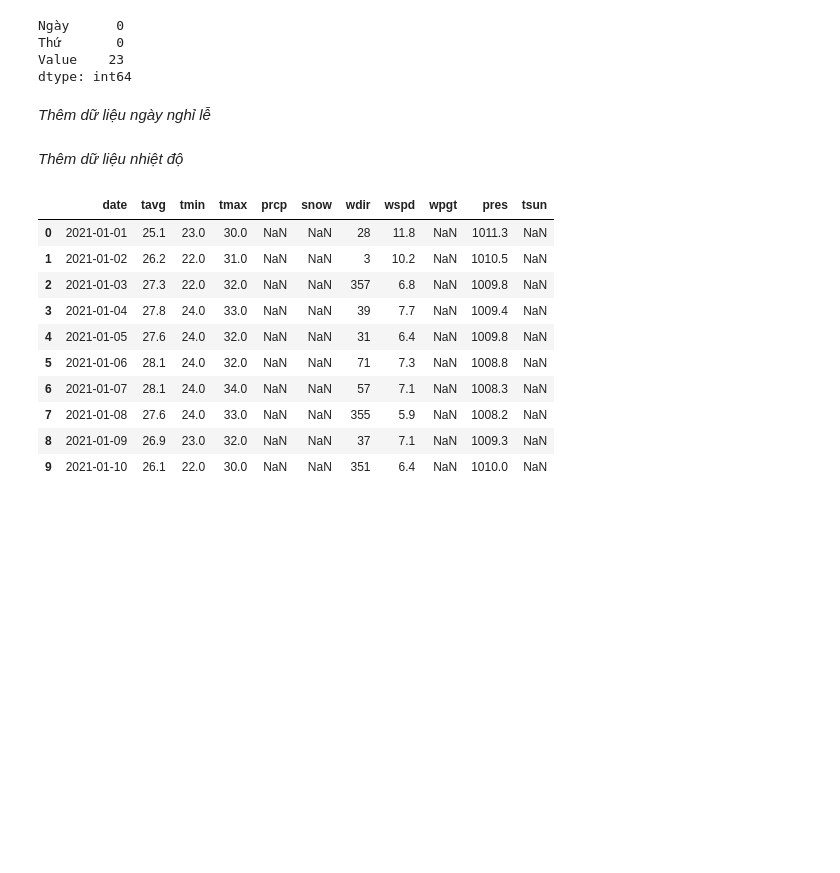
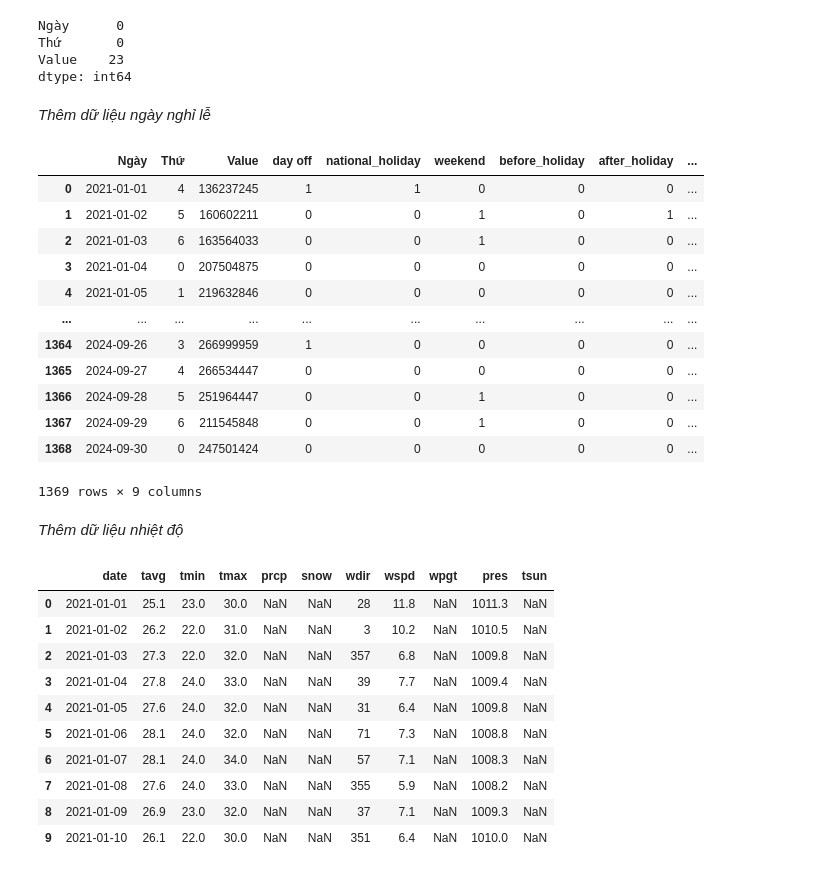
Before and after one commit to CaNocNho/electrical_data, a Jupyter notebook: Electrical.ipynb, the cells around one changed output. Saved outputs shown, nothing was run; the diff lists cells and outputs as text; code cells hidden in the pictures; blank space fills up the shorter version.

```diff
--- a/Electrical.ipynb
+++ b/Electrical.ipynb
@@ -159,3 +198,19 @@ df['day off'] = np.where((df['Ngày'].isin(public_holidays)) | (df['Thứ'].isin
+# %%
+df
+# %% [output]
+|  | Ngày | Thứ | Value | day off | national_holiday | weekend | before_holiday | after_holiday | ... |
+| 0 | 2021-01-01 | 4 | 136237245 | 1 | 1 | 0 | 0 | 0 | ... |
+| 1 | 2021-01-02 | 5 | 160602211 | 0 | 0 | 1 | 0 | 1 | ... |
+| 2 | 2021-01-03 | 6 | 163564033 | 0 | 0 | 1 | 0 | 0 | ... |
+| 3 | 2021-01-04 | 0 | 207504875 | 0 | 0 | 0 | 0 | 0 | ... |
+| 4 | 2021-01-05 | 1 | 219632846 | 0 | 0 | 0 | 0 | 0 | ... |
+| ... | ... | ... | ... | ... | ... | ... | ... | ... | ... |
+| 1364 | 2024-09-26 | 3 | 266999959 | 1 | 0 | 0 | 0 | 0 | ... |
+| 1365 | 2024-09-27 | 4 | 266534447 | 0 | 0 | 0 | 0 | 0 | ... |
+| 1366 | 2024-09-28 | 5 | 251964447 | 0 | 0 | 1 | 0 | 0 | ... |
+| 1367 | 2024-09-29 | 6 | 211545848 | 0 | 0 | 1 | 0 | 0 | ... |
+| 1368 | 2024-09-30 | 0 | 247501424 | 0 | 0 | 0 | 0 | 0 | ... |
+1369 rows × 9 columns
 # %% [markdown]
 *Thêm dữ liệu nhiệt độ*
 # %%
```
Also changed, not shown: parts of 26 cells of this notebook, 7 other files.
